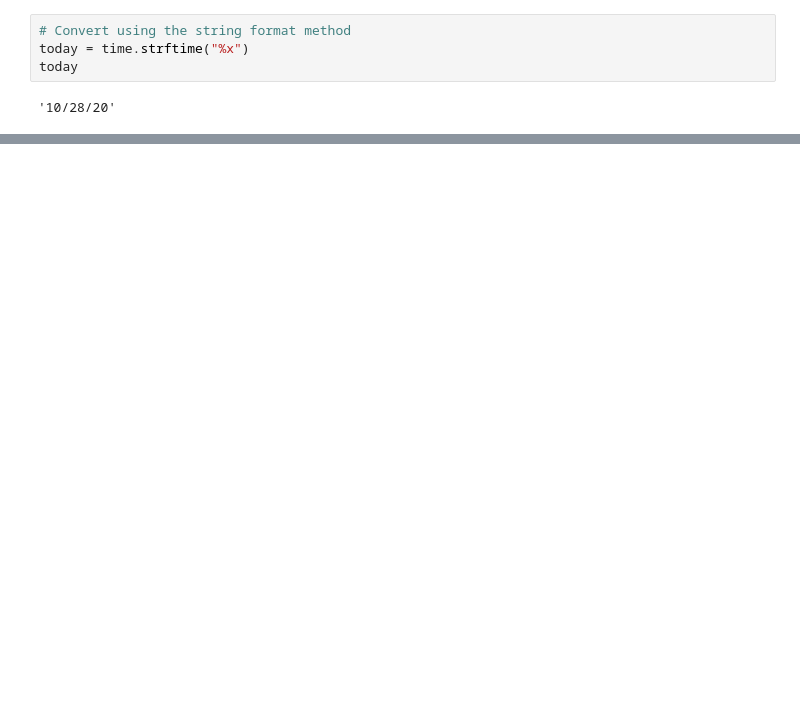
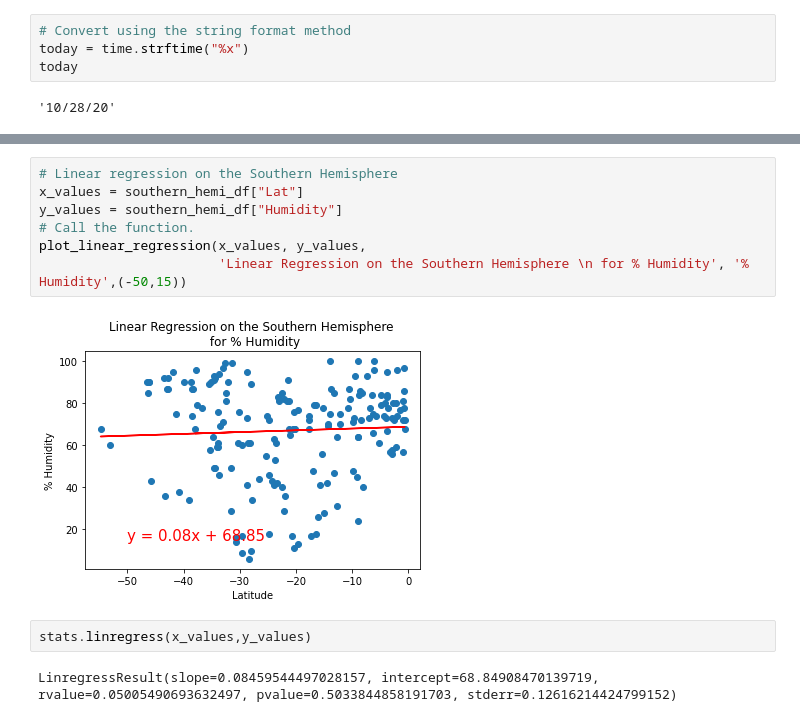
Before and after one commit to Malberts20/World_Weather_Analysis, a Jupyter notebook: WeatherPy.ipynb, the cells around one changed output, grey strips where cells are left out. Drawn from its saved outputs; the diff is of its cells as text; blank space fills up the shorter version.

```diff
--- a/WeatherPy.ipynb
+++ b/WeatherPy.ipynb
@@ -263,0 +331,13 @@ plt.show()
+# %%
+# Linear regression on the Southern Hemisphere
+x_values = southern_hemi_df["Lat"]
+y_values = southern_hemi_df["Humidity"]
+# Call the function.
+plot_linear_regression(x_values, y_values,
+                       'Linear Regression on the Southern Hemisphere \n for % Humidity', '% Humidity',(-50,15))
+# %% [output]
+[figure, added]
+# %%
+stats.linregress(x_values,y_values)
+# %% [output]
+LinregressResult(slope=0.08459544497028157, intercept=68.84908470139719, rvalue=0.05005490693632497, pvalue=0.5033844858191703, stderr=0.12616214424799152)
```
Also changed, not shown: parts of 27 cells of this notebook, 2 other files.
